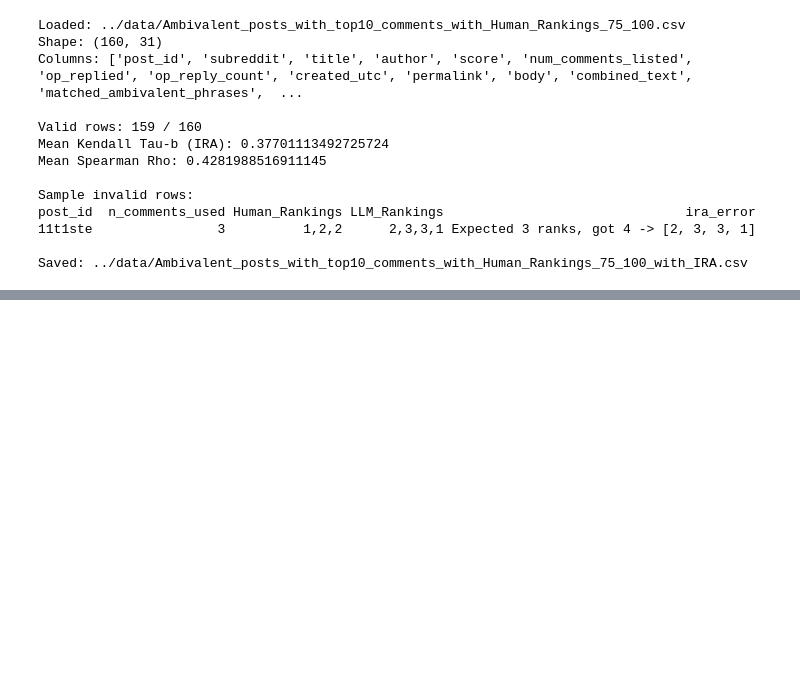
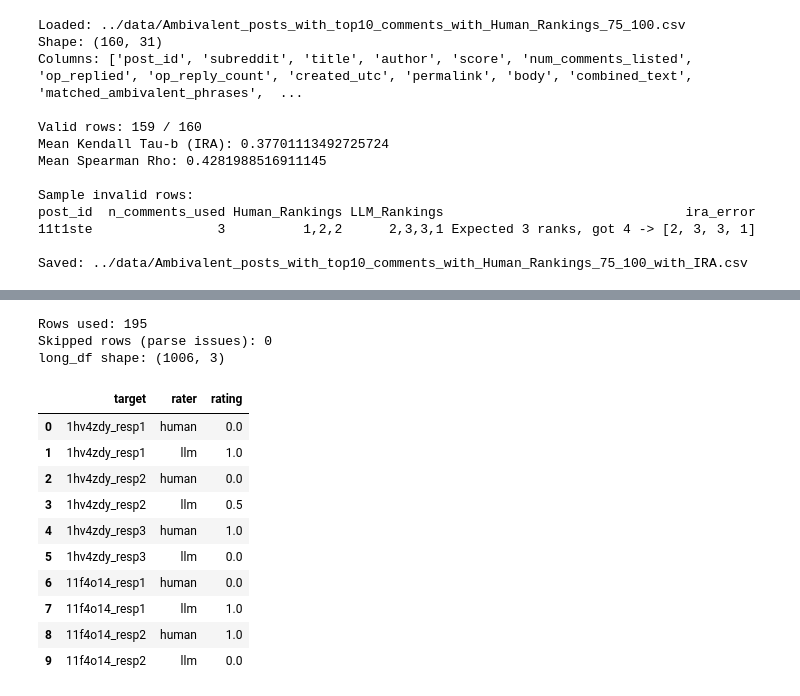
Before and after one commit to Sanjeev2601/ambivalent-stories, a Jupyter notebook: jupyter-notebooks/Ranking.ipynb, the cells around one changed output, grey strips where cells are left out. Saved outputs shown, nothing was run; the diff lists cells and outputs as text; code cells hidden in the pictures; blank space fills up the shorter version.

```diff
--- a/jupyter-notebooks/Ranking.ipynb
+++ b/jupyter-notebooks/Ranking.ipynb
@@ -834,0 +855,12 @@ Saved: ../data/Ambivalent_posts_with_top10_comments_with_Human_Rankings_75_100_w
+# %%
+df_out.columns = (
+    df_out.columns.astype(str)
+    .str.replace("\ufeff", "", regex=False)
+    .str.strip()
+)
+
+required = ["post_id", "Human_Rankings", "LLM_Rankings", "n_used_for_ira"]
+missing = [c for c in required if c not in df_out.columns]
+print("Missing columns:", missing)
+
+df_out[required].head(5)
@@ -834,0 +901,43 @@ Saved: ../data/Ambivalent_posts_with_top10_comments_with_Human_Rankings_75_100_w
+# %%
+use = df_out.dropna(subset=["post_id", "Human_Rankings", "LLM_Rankings", "n_used_for_ira"]).copy()
+
+rows = []
+bad_rows = 0
+
+for _, r in use.iterrows():
+    pid = str(r["post_id"])
+    n = int(float(r["n_used_for_ira"]))  # robust if stored as 3.0
+
+    try:
+        hr = parse_rank_vector(r["Human_Rankings"], n)
+        lr = parse_rank_vector(r["LLM_Rankings"], n)
+    except Exception:
+        bad_rows += 1
+        continue
+
+    for item in range(1, n + 1):
+        target = f"{pid}_resp{item}"
+        rows.append({"target": target, "rater": "human", "rating": rank_norm(hr[item], n)})
+        rows.append({"target": target, "rater": "llm",   "rating": rank_norm(lr[item], n)})
+
+long_df = pd.DataFrame(rows, columns=["target", "rater", "rating"])
+
+print("Rows used:", len(use))
+print("Skipped rows (parse issues):", bad_rows)
+print("long_df shape:", long_df.shape)
+long_df.head(10)
+# %% [output]
+Rows used: 195
+Skipped rows (parse issues): 0
+long_df shape: (1006, 3)
+|  | target | rater | rating |
+| 0 | 1hv4zdy_resp1 | human | 0.0 |
+| 1 | 1hv4zdy_resp1 | llm | 1.0 |
+| 2 | 1hv4zdy_resp2 | human | 0.0 |
+| 3 | 1hv4zdy_resp2 | llm | 0.5 |
+| 4 | 1hv4zdy_resp3 | human | 1.0 |
+| 5 | 1hv4zdy_resp3 | llm | 0.0 |
+| 6 | 11f4o14_resp1 | human | 0.0 |
+| 7 | 11f4o14_resp1 | llm | 1.0 |
+| 8 | 11f4o14_resp2 | human | 1.0 |
+| 9 | 11f4o14_resp2 | llm | 0.0 |
```
Also changed, not shown: parts of 12 cells of this notebook.
